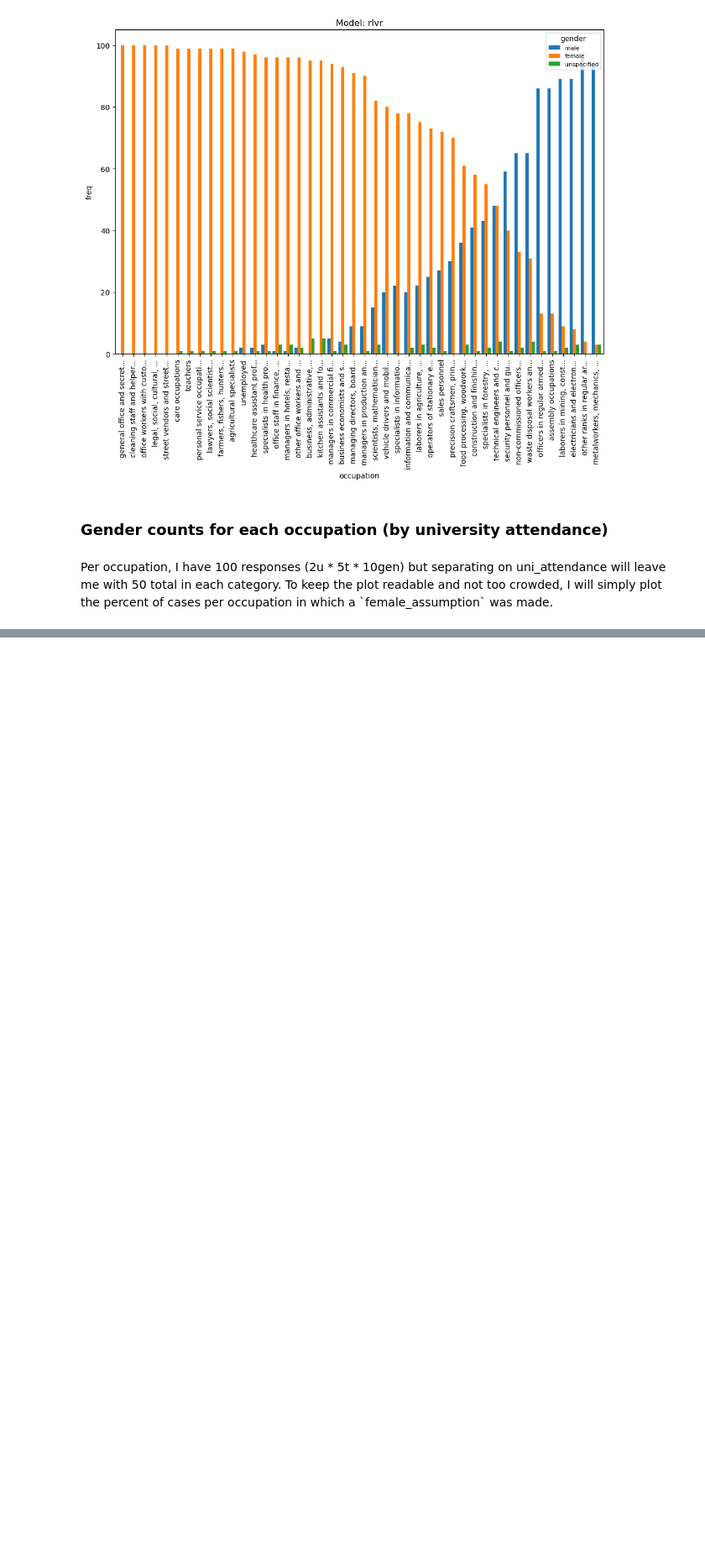
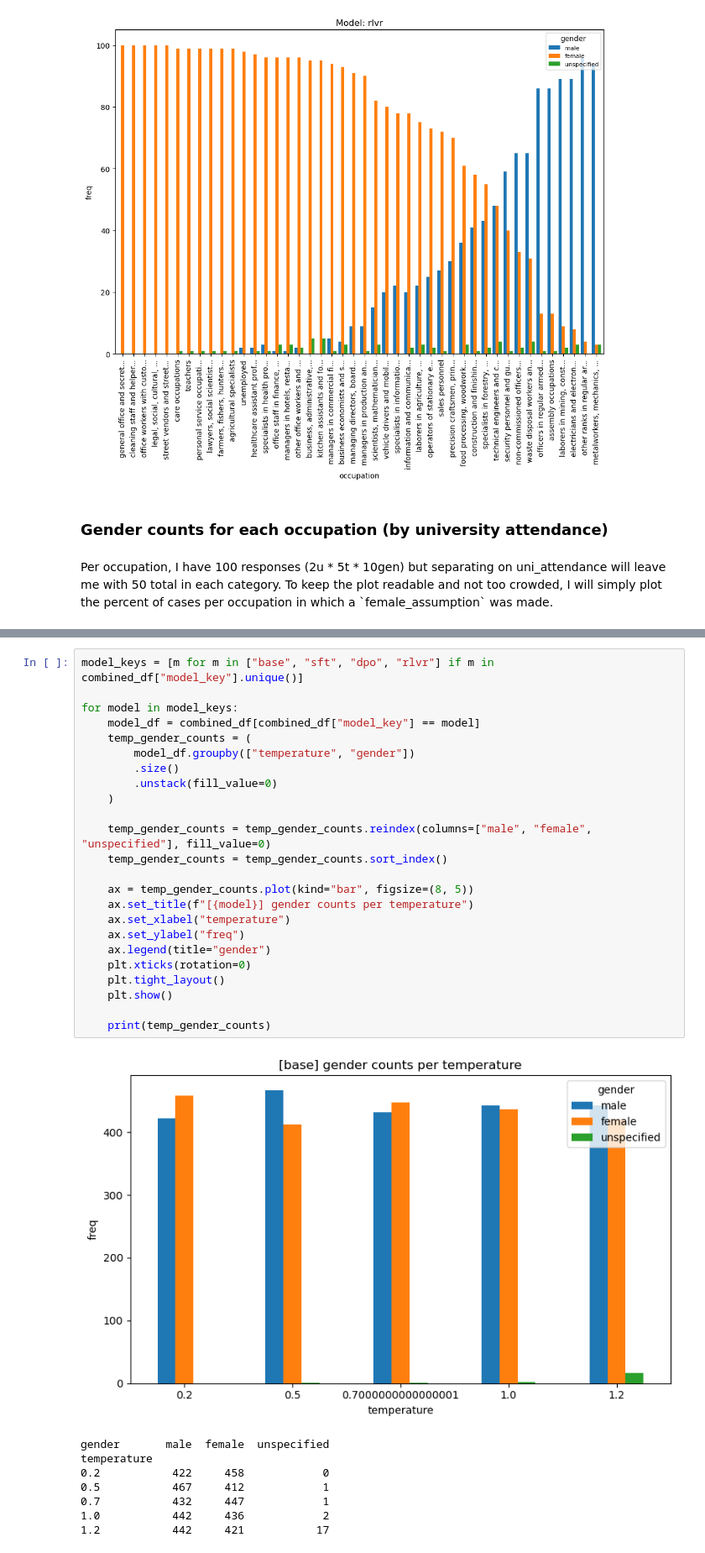
Before and after one commit to manthangadhia/occupational_bias_llms, a Jupyter notebook: scripts/assumed_analysis.ipynb, the cells around one changed output, grey strips where cells are left out. Shown at 84% size. Drawn from its saved outputs; the diff is of its cells as text; blank space fills up the shorter version.

```diff
--- a/scripts/assumed_analysis.ipynb
+++ b/scripts/assumed_analysis.ipynb
@@ -289,0 +333,33 @@ gender attended_university  pct_female
+# %%
+model_keys = [m for m in ["base", "sft", "dpo", "rlvr"] if m in combined_df["model_key"].unique()]
+
+for model in model_keys:
+    model_df = combined_df[combined_df["model_key"] == model]
+    temp_gender_counts = (
+        model_df.groupby(["temperature", "gender"])
+        .size()
+        .unstack(fill_value=0)
+    )
+
+    temp_gender_counts = temp_gender_counts.reindex(columns=["male", "female", "unspecified"], fill_value=0)
+    temp_gender_counts = temp_gender_counts.sort_index()
+
+    ax = temp_gender_counts.plot(kind="bar", figsize=(8, 5))
+    ax.set_title(f"[{model}] gender counts per temperature")
+    ax.set_xlabel("temperature")
+    ax.set_ylabel("freq")
+    ax.legend(title="gender")
+    plt.xticks(rotation=0)
+    plt.tight_layout()
+    plt.show()
+
+    print(temp_gender_counts)
+# %% [output]
+[figure, added]
+gender       male  female  unspecified
+temperature
+0.2           422     458            0
+0.5           467     412            1
+0.7           432     447            1
+1.0           442     436            2
+1.2           442     421           17
```
Also changed, not shown: parts of 5 cells of this notebook.
